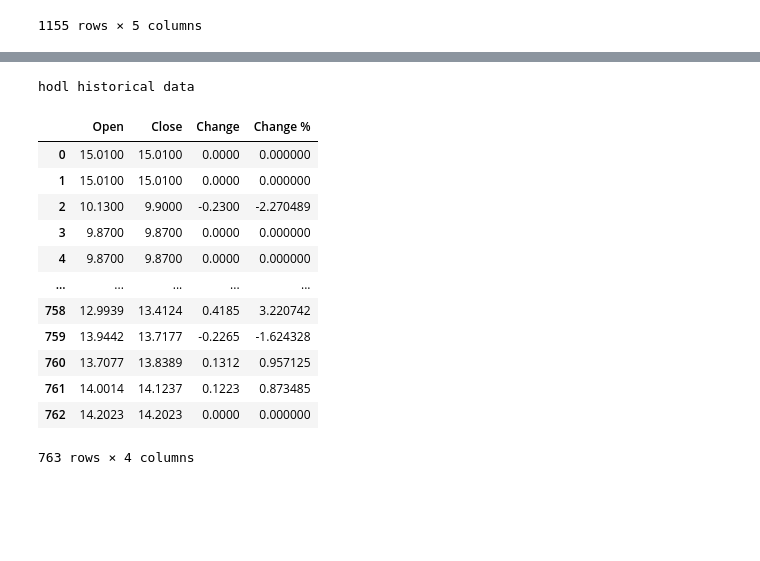
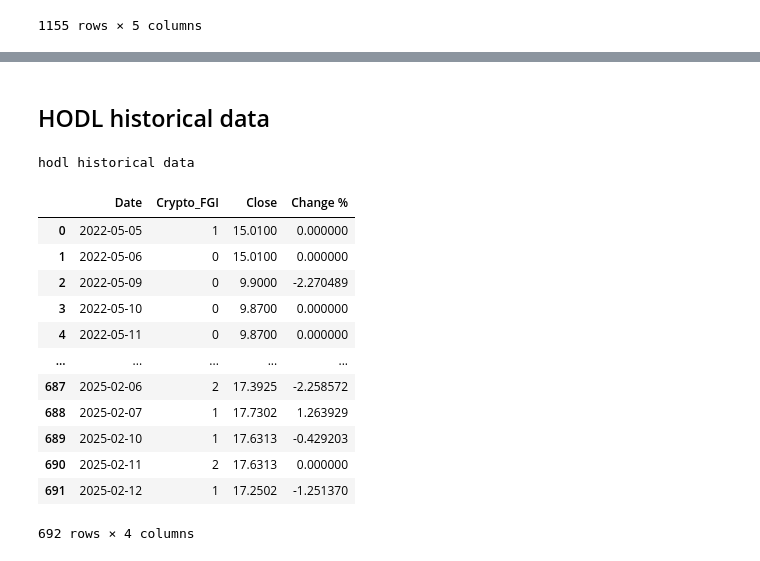
Before and after one commit to AlexanderJarvheden/PortfolioManagement-ML, a Jupyter notebook: Financial_data.ipynb, the cells around one changed output, grey strips where cells are left out. Cells and saved outputs as stored; diff of their text form; code cells hidden in the pictures; blank space fills up the shorter version.

```diff
--- a/Financial_data.ipynb
+++ b/Financial_data.ipynb
@@ -125,7 +125,9 @@ gldSilverFGI[['Date', 'Gold/Silver']]
 gldSilverFGI = gldSilverFGI.drop(columns=['DateTime'])
 
 merged = pd.merge(merged, gldSilverFGI, on=['Date', 'Date'])
-merged[['Date', 'SPY_FGI', 'BND_FGI', 'Crypto_FGI', 'GLD_FGI']]
+merged = merged[['Date', 'SPY_FGI', 'BND_FGI', 'Crypto_FGI', 'GLD_FGI']]
+# merged[['Date', 'SPY_FGI']]
+merged
 # %% [output]
 |  | Date | SPY_FGI | BND_FGI | Crypto_FGI | GLD_FGI |
 | 0 | 2020-07-15 | 2 | 0 | 1 | 4 |
@@ -217,26 +225,30 @@ GLD historical data
 1204 rows × 5 columns
+# %% [markdown]
+## HODL historical data
 # %%
 # 21Shares Crypto Basket Index ETP (HODL.PA)
 hodl = yf.Ticker("HODL.PA")
 df_hodl = pd.DataFrame(hodl.history(start="2022-05-05"))
 print("hodl historical data")
 df_hodl['Change'] = df_hodl['Close'] - df_hodl['Open']
 df_hodl['Change %'] = df_hodl['Change'] / df_hodl['Open'] * 100
 df_hodl.reset_index(inplace=True)
 df_hodl['Date'] = df_hodl['Date'].dt.strftime('%Y-%m-%d')  # Ensure same format
-df_hodl[['Open', 'Close', 'Change', 'Change %']]
+# df_hodl[['Date', 'Open', 'Close', 'Change', 'Change %']]
+merged2 = pd.merge(merged[['Date', 'Crypto_FGI']],df_hodl[['Date', 'Close', 'Change %']],on=['Date','Date'])
+merged2
 # %% [output]
 hodl historical data
-|  | Open | Close | Change | Change % |
-| 0 | 15.0100 | 15.0100 | 0.0000 | 0.000000 |
-| 1 | 15.0100 | 15.0100 | 0.0000 | 0.000000 |
-| 2 | 10.1300 | 9.9000 | -0.2300 | -2.270489 |
-| 3 | 9.8700 | 9.8700 | 0.0000 | 0.000000 |
-| 4 | 9.8700 | 9.8700 | 0.0000 | 0.000000 |
+|  | Date | Crypto_FGI | Close | Change % |
+| 0 | 2022-05-05 | 1 | 15.0100 | 0.000000 |
+| 1 | 2022-05-06 | 0 | 15.0100 | 0.000000 |
+| 2 | 2022-05-09 | 0 | 9.9000 | -2.270489 |
+| 3 | 2022-05-10 | 0 | 9.8700 | 0.000000 |
+| 4 | 2022-05-11 | 0 | 9.8700 | 0.000000 |
 | ... | ... | ... | ... | ... |
-| 758 | 12.9939 | 13.4124 | 0.4185 | 3.220742 |
-| 759 | 13.9442 | 13.7177 | -0.2265 | -1.624328 |
-| 760 | 13.7077 | 13.8389 | 0.1312 | 0.957125 |
-| 761 | 14.0014 | 14.1237 | 0.1223 | 0.873485 |
-| 762 | 14.2023 | 14.2023 | 0.0000 | 0.000000 |
+| 687 | 2025-02-06 | 2 | 17.3925 | -2.258572 |
+| 688 | 2025-02-07 | 1 | 17.7302 | 1.263929 |
+| 689 | 2025-02-10 | 1 | 17.6313 | -0.429203 |
+| 690 | 2025-02-11 | 2 | 17.6313 | 0.000000 |
+| 691 | 2025-02-12 | 1 | 17.2502 | -1.251370 |
-763 rows × 4 columns
+692 rows × 4 columns
```
Also changed, not shown: parts of 10 cells of this notebook, 1 other file.
